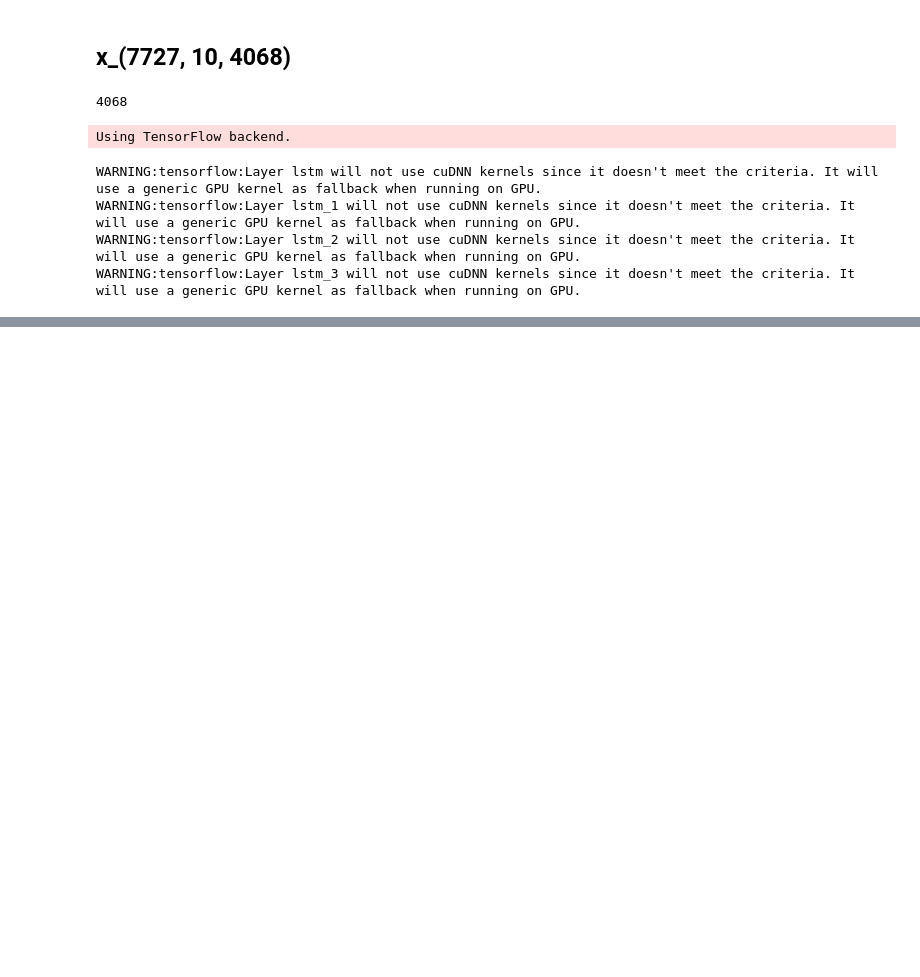
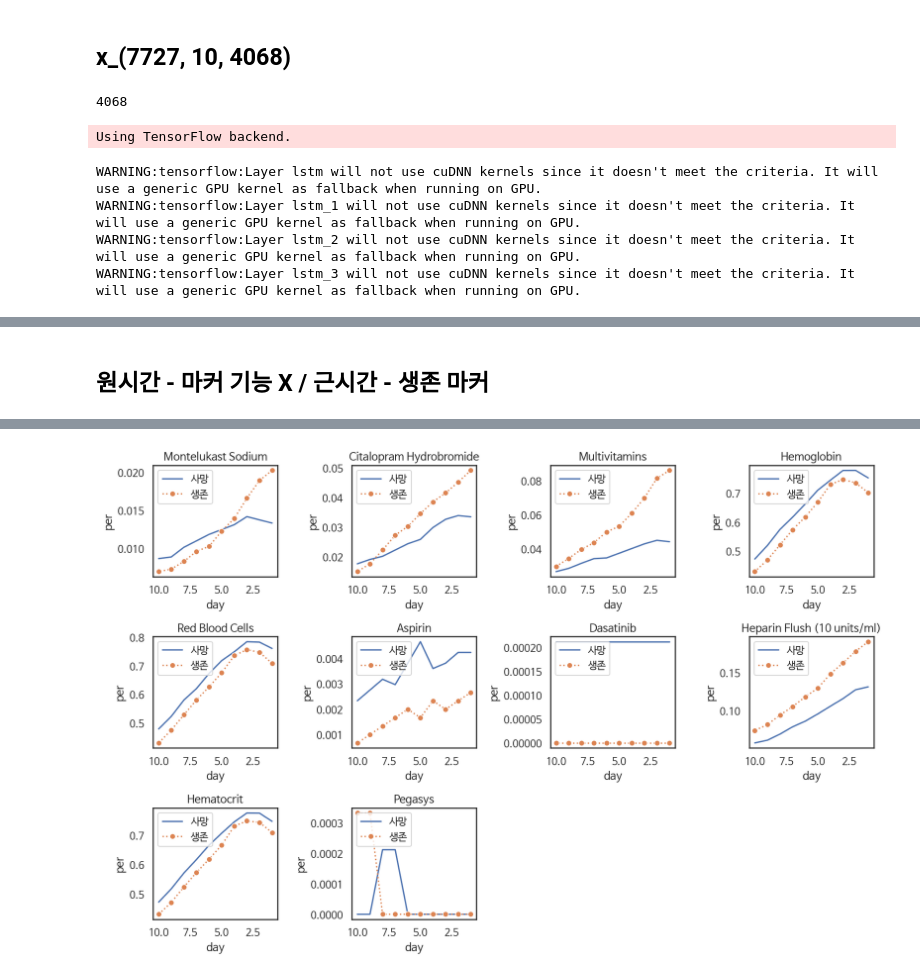
Before and after one commit to limeorange/MIMIC_Research, a Jupyter notebook: 해외_Journal of Biomedical Informatics/04 Method2 - 역전성 사망, 생존 마커 TOP10 & 그래프.ipynb, the cells around one changed output, grey strips where cells are left out. Cells and saved outputs as stored; diff of their text form; code cells hidden in the pictures; blank space fills up the shorter version.

```diff
--- a/해외_Journal of Biomedical Informatics/04 Method2 - 역전성 사망, 생존 마커 TOP10 & 그래프.ipynb
+++ b/해외_Journal of Biomedical Informatics/04 Method2 - 역전성 사망, 생존 마커 TOP10 & 그래프.ipynb
@@ -302,0 +357,7 @@ m2_4068_score
+# %% [markdown]
+## 원시간 - 마커 기능 X / 근시간 - 생존 마커
+# %%
+df1 = df1.sort_values(by = '근시간_생존마커', ascending = False)
+df1[:10]
+absum(df1[:10]['feature'])
+# %% [output]
@@ -302,0 +375 @@ m2_4068_score
+[figure, added]
```
Also changed, not shown: parts of 14 cells of this notebook.
